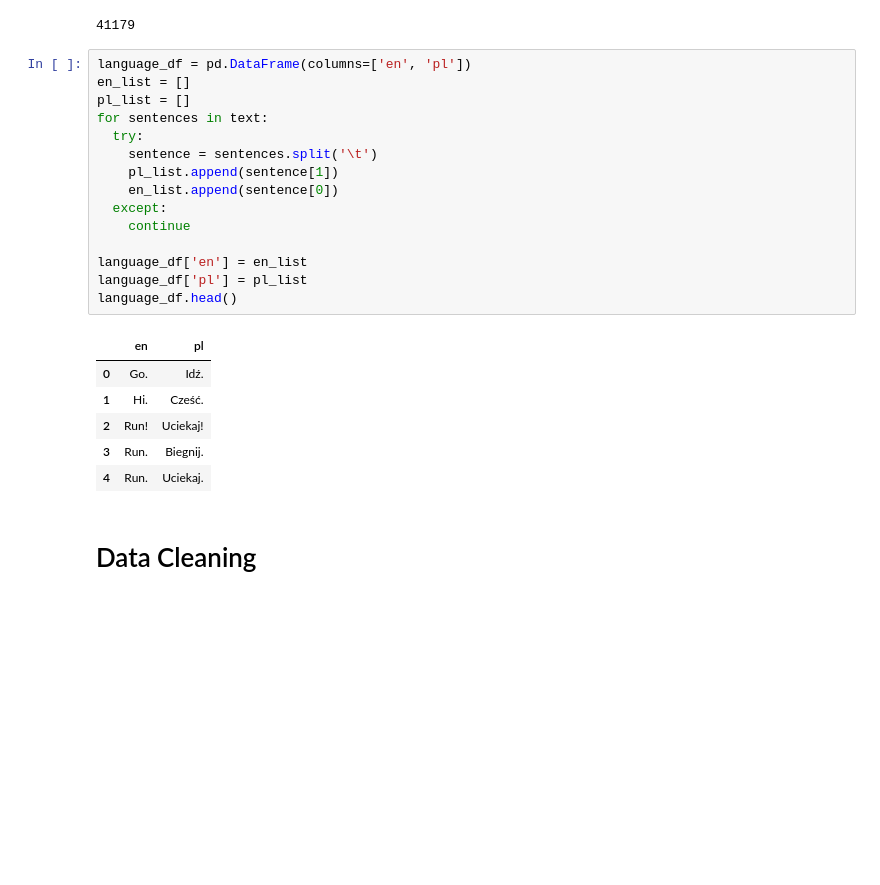
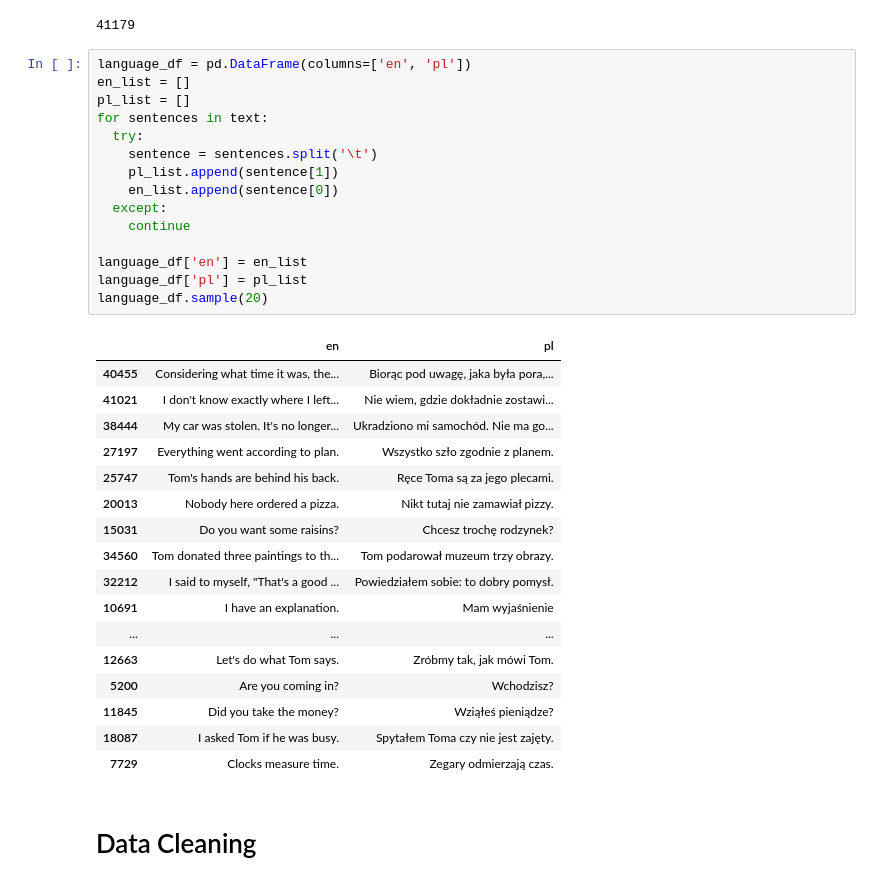
Before and after one commit to VolodymyrBrintsov/Eng2Pol-Machine-Translation, a Jupyter notebook: Machine_Translation.ipynb, the cells around one changed output. Saved outputs shown, nothing was run; the diff lists cells and outputs as text; blank space fills up the shorter version.

```diff
--- a/Machine_Translation.ipynb
+++ b/Machine_Translation.ipynb
@@ -22,25 +22,36 @@ print(len(text))
 # %%
 language_df = pd.DataFrame(columns=['en', 'pl'])
 en_list = []
 pl_list = []
 for sentences in text:
   try:
     sentence = sentences.split('\t')
     pl_list.append(sentence[1])
     en_list.append(sentence[0])
   except:
     continue
 
 language_df['en'] = en_list
 language_df['pl'] = pl_list
-language_df.head()
+language_df.sample(20)
 # %% [output]
 |  | en | pl |
-| 0 | Go. | Idź. |
-| 1 | Hi. | Cześć. |
-| 2 | Run! | Uciekaj! |
-| 3 | Run. | Biegnij. |
-| 4 | Run. | Uciekaj. |
+| 40455 | Considering what time it was, the... | Biorąc pod uwagę, jaka była pora,... |
+| 41021 | I don't know exactly where I left... | Nie wiem, gdzie dokładnie zostawi... |
+| 38444 | My car was stolen. It's no longer... | Ukradziono mi samochód. Nie ma go... |
+| 27197 | Everything went according to plan. | Wszystko szło zgodnie z planem. |
+| 25747 | Tom's hands are behind his back. | Ręce Toma są za jego plecami. |
+| 20013 | Nobody here ordered a pizza. | Nikt tutaj nie zamawiał pizzy. |
+| 15031 | Do you want some raisins? | Chcesz trochę rodzynek? |
+| 34560 | Tom donated three paintings to th... | Tom podarował muzeum trzy obrazy. |
+| 32212 | I said to myself, "That's a good ... | Powiedziałem sobie: to dobry pomysł. |
+| 10691 | I have an explanation. | Mam wyjaśnienie |
+| ... | ... | ... |
+| 12663 | Let's do what Tom says. | Zróbmy tak, jak mówi Tom. |
+| 5200 | Are you coming in? | Wchodzisz? |
+| 11845 | Did you take the money? | Wziąłeś pieniądze? |
+| 18087 | I asked Tom if he was busy. | Spytałem Toma czy nie jest zajęty. |
+| 7729 | Clocks measure time. | Zegary odmierzają czas. |
 # %% [markdown]
 # Data Cleaning
 # %%
```
Also changed, not shown: parts of 22 cells of this notebook, 3 other files.
